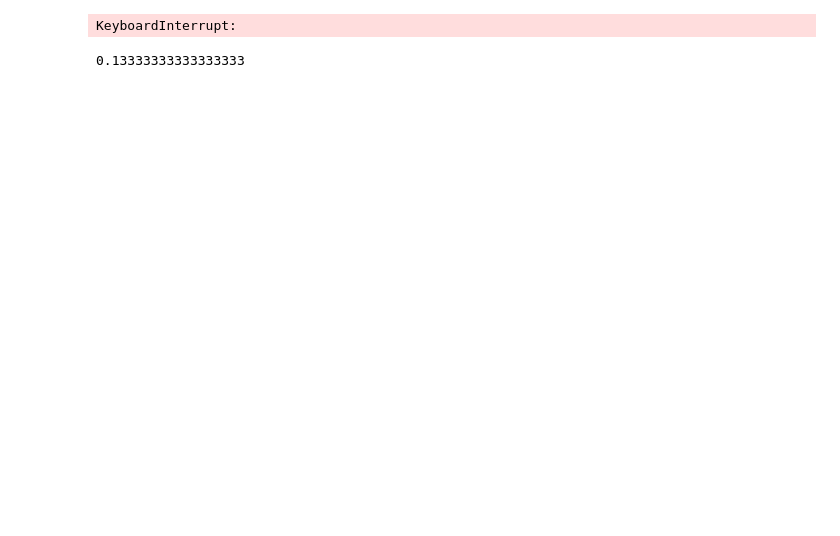
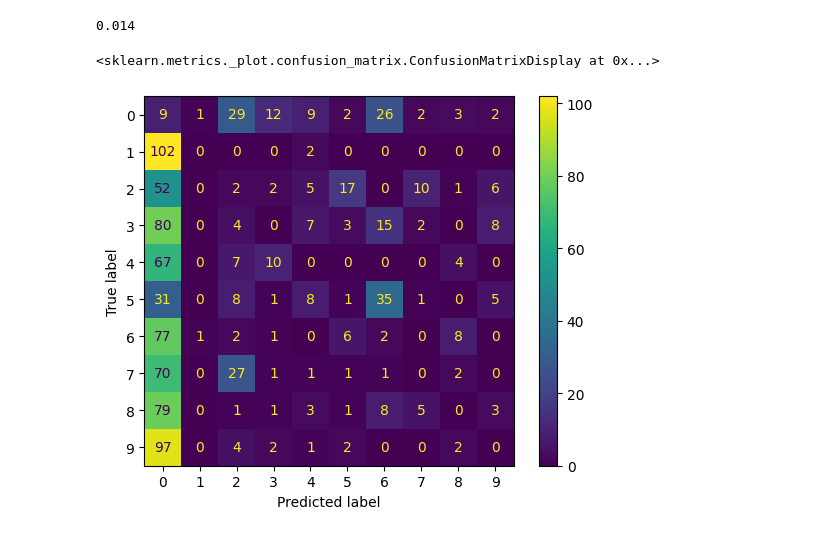
Before and after one commit to Lotto98/Discriminative-and-Generative-Classifiers, a Jupyter notebook: kNN.ipynb, the cells around one changed output. Saved outputs shown, nothing was run; the diff lists cells and outputs as text; code cells hidden in the pictures; blank space fills up the shorter version.

```diff
--- a/kNN.ipynb
+++ b/kNN.ipynb
@@ -12,3 +12,0 @@ test_y=pd.read_csv('dataset/test_y.csv')
-# %%
-model=KNN(10,8)
-model.fit(train_X.to_numpy(copy=True),train_y.to_numpy(copy=True).flatten())
@@ -14,0 +40,2 @@ model.fit(train_X.to_numpy(copy=True),train_y.to_numpy(copy=True).flatten())
+# %%
+best_model,result=KNN_selector(train_X,train_y)
@@ -14,0 +45,35 @@ model.fit(train_X.to_numpy(copy=True),train_y.to_numpy(copy=True).flatten())
+# %%
+if 'best_model' in globals():
+
+    model_filename = 'models/best_model_KNN.sav'
+    pickle.dump(best_model, open(model_filename, 'wb'))
+
+    result_filename = 'models/result_KNN.sav'
+    pickle.dump(result, open(result_filename, 'wb'))
+
+else:
+    import pickle
+
+    from KNN import KNN
+    import pandas as pd
+
+    from sklearn.model_selection import train_test_split
+
+    from sklearn.metrics import accuracy_score,confusion_matrix,ConfusionMatrixDisplay,recall_score
+
+    import gc
+
+
+    X=pd.read_csv('dataset/X.csv')
+    y=pd.read_csv('dataset/y.csv')
+
+    train_X,test_X,train_y,test_y=train_test_split(X,y,test_size=1000,train_size=6000,random_state=42)
+
+    del X,y
+    gc.collect()
+
+    with open( "models/best_model_KNN.sav", "rb" ) as f:
+        best_model = pickle.load(f)
+
+    with open( "models/result_KNN.sav", "rb" ) as f:
+        result = pickle.load(f)
@@ -15,8 +90,12 @@ model.fit(train_X.to_numpy(copy=True),train_y.to_numpy(copy=True).flatten())
 # %%
-y_pred=model.predict(test_X.to_numpy(copy=True))
+pred_y=best_model.predict(test_X.to_numpy(copy=True))
-# %% [output]
-KeyboardInterrupt:
 # %%
-accuracy_score(test_y, y_pred)
+accuracy_score(test_y, pred_y)
 # %% [output]
-0.13333333333333333
+0.014
+# %%
+cm = confusion_matrix(test_y, pred_y, labels=[x for x in range(10)])
+ConfusionMatrixDisplay(confusion_matrix=cm,display_labels=[x for x in range(10)]).plot()
+# %% [output]
+<sklearn.metrics._plot.confusion_matrix.ConfusionMatrixDisplay at 0x...>
+[figure, added]
```
Also changed, not shown: parts of 6 cells of this notebook, 5 other files.
